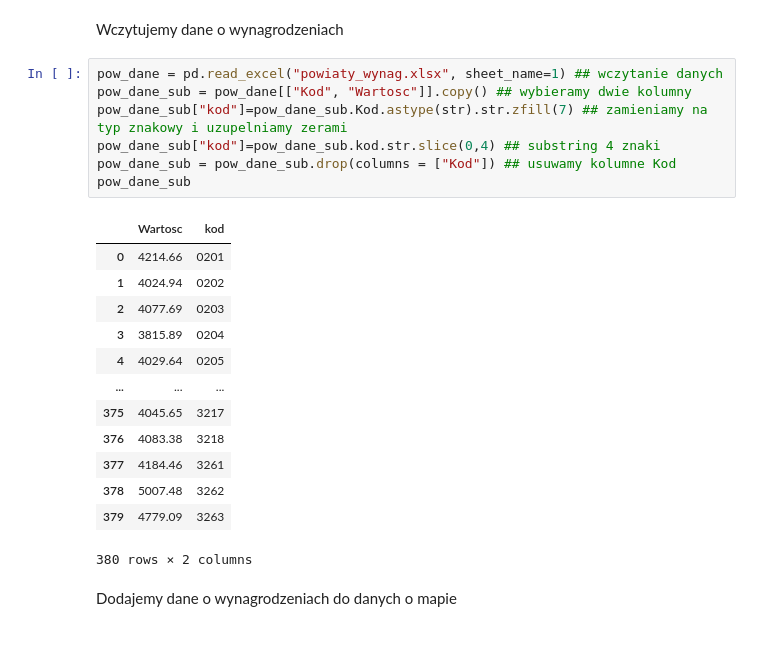
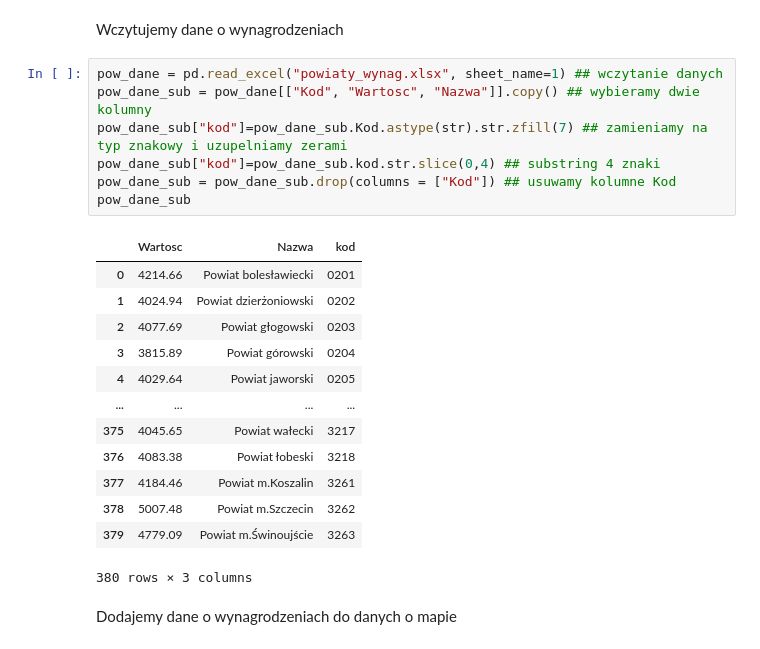
Before and after one commit to DepartmentOfStatisticsPUE/air-2020, a Jupyter notebook: notebooks/10_analizy_przetrzenne.ipynb, the cells around one changed output. Drawn from its saved outputs; the diff is of its cells as text.

```diff
--- a/notebooks/10_analizy_przetrzenne.ipynb
+++ b/notebooks/10_analizy_przetrzenne.ipynb
@@ -158,25 +179,25 @@ pow_df.plot(color = "red", edgecolor = "white")
 Wczytujemy dane o wynagrodzeniach
 # %%
 pow_dane = pd.read_excel("powiaty_wynag.xlsx", sheet_name=1) ## wczytanie danych
-pow_dane_sub = pow_dane[["Kod", "Wartosc"]].copy() ## wybieramy dwie kolumny
+pow_dane_sub = pow_dane[["Kod", "Wartosc", "Nazwa"]].copy() ## wybieramy dwie kolumny
 pow_dane_sub["kod"]=pow_dane_sub.Kod.astype(str).str.zfill(7) ## zamieniamy na typ znakowy i uzupelniamy zerami
 pow_dane_sub["kod"]=pow_dane_sub.kod.str.slice(0,4) ## substring 4 znaki
 pow_dane_sub = pow_dane_sub.drop(columns = ["Kod"]) ## usuwamy kolumne Kod
 pow_dane_sub
 # %% [output]
-|  | Wartosc | kod |
-| 0 | 4214.66 | 0201 |
-| 1 | 4024.94 | 0202 |
-| 2 | 4077.69 | 0203 |
-| 3 | 3815.89 | 0204 |
-| 4 | 4029.64 | 0205 |
-| ... | ... | ... |
-| 375 | 4045.65 | 3217 |
-| 376 | 4083.38 | 3218 |
-| 377 | 4184.46 | 3261 |
-| 378 | 5007.48 | 3262 |
-| 379 | 4779.09 | 3263 |
+|  | Wartosc | Nazwa | kod |
+| 0 | 4214.66 | Powiat bolesławiecki | 0201 |
+| 1 | 4024.94 | Powiat dzierżoniowski | 0202 |
+| 2 | 4077.69 | Powiat głogowski | 0203 |
+| 3 | 3815.89 | Powiat górowski | 0204 |
+| 4 | 4029.64 | Powiat jaworski | 0205 |
+| ... | ... | ... | ... |
+| 375 | 4045.65 | Powiat wałecki | 3217 |
+| 376 | 4083.38 | Powiat łobeski | 3218 |
+| 377 | 4184.46 | Powiat m.Koszalin | 3261 |
+| 378 | 5007.48 | Powiat m.Szczecin | 3262 |
+| 379 | 4779.09 | Powiat m.Świnoujście | 3263 |
-380 rows × 2 columns
+380 rows × 3 columns
 # %% [markdown]
 Dodajemy dane o wynagrodzeniach do danych o mapie
 # %%
```
Also changed, not shown: parts of 12 cells of this notebook.
